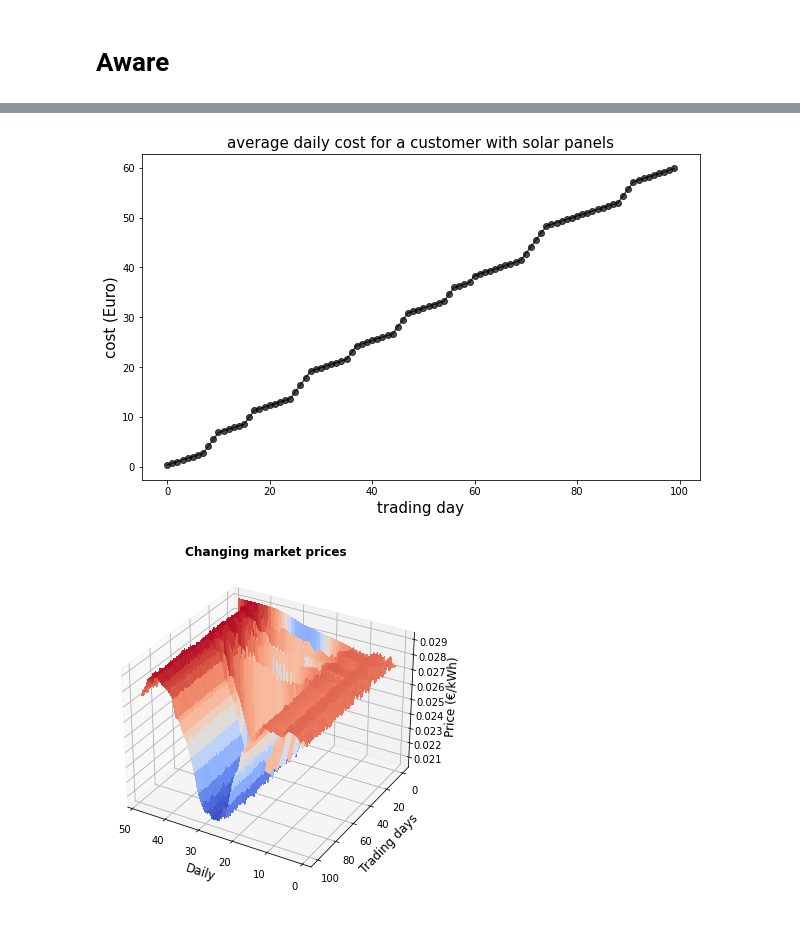
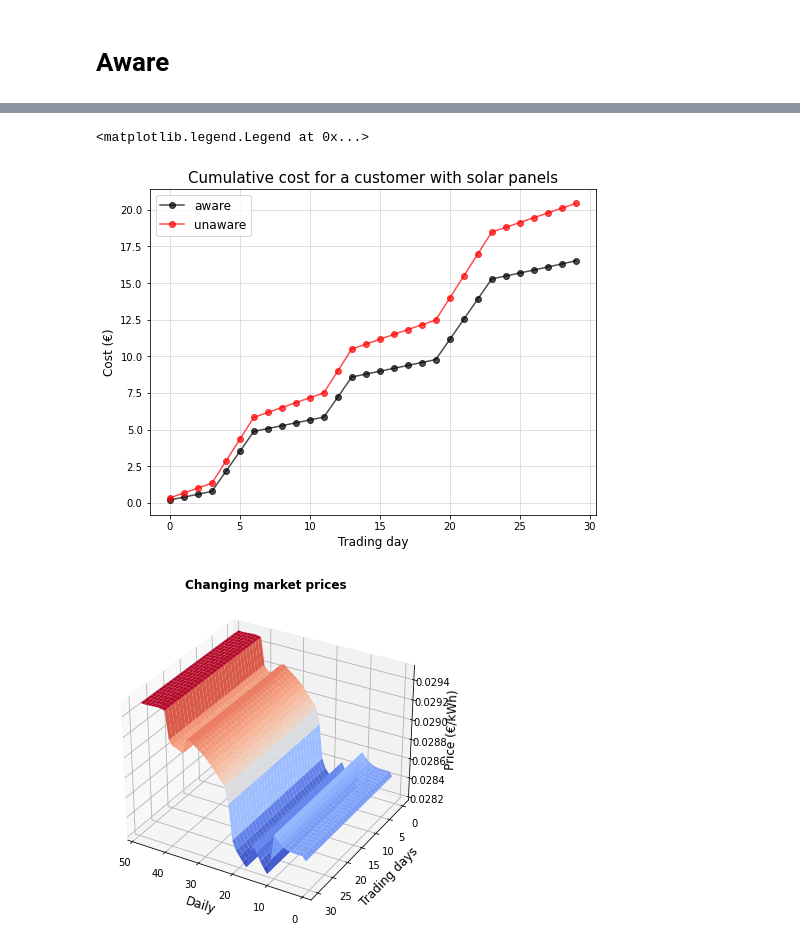
Before and after one commit to rossetl/GT-Smart-Grids, a Jupyter notebook: notebook5.ipynb, the cells around one changed output, grey strips where cells are left out. Drawn from its saved outputs; the diff is of its cells as text; code cells hidden in the pictures.

```diff
--- a/notebook5.ipynb
+++ b/notebook5.ipynb
@@ -150,5 +148,4 @@ for i in range(n_nodes):
 # %%
 # import best-response profles
 br_b_sun = np.load('Results/b_history-sunny-100d.npy')[-1]
-br_b_rain = np.load('Results/b_history-rainy-50d.npy')[-1]
-br_b = pd.DataFrame({'sunny' : br_b_sun, 'rainy' : br_b_rain})
+br_b_rain = np.load('Results/b_history-rainy-100d.npy')[-1]
@@ -163,22 +153,16 @@ plt.xlim(0,1000);
 # Aware
 # %%
 # Intialization
-e0 = np.zeros(n_smart)                                            # storage level
-b_pm = np.zeros(shape=(n_smart, 2*T))                             # charging profiles
-b_history = np.ndarray(shape=(0, T))                              # storage profile history
-p_history = np.ndarray(shape=(0, T))                              # price history
+e0 = np.zeros(n_smart)                           # storage level
+b_pm_sun = br_b_sun                              # charging profiles sunny day
+b_pm_rain = br_b_rain                            # charging profiles rainy day
+b_history = np.ndarray(shape=(0, n_a, 2*T))      # storage profile history
+p_history_sun = np.ndarray(shape=(0, T))
+p_history_rain = np.ndarray(shape=(0, T))
 
-p = market_price(l.sum(axis=0) - alpha * b_pm[:, T:].sum(axis=0) + b_pm[:, :T].sum(axis=0))
-p_history = np.append(p_history, [p], axis=0)
+p_sun = market_price(l.sum(axis=0) - alpha * b_pm_sun[:, T:].sum(axis=0) + b_pm_sun[:, :T].sum(axis=0))
+p_rain = market_price(l.sum(axis=0) - alpha * b_pm_rain[:, T:].sum(axis=0) + b_pm_rain[:, :T].sum(axis=0))
+p_history_sun = np.append(p_history_sun, [p_sun], axis=0)
+p_history_rain = np.append(p_history_rain, [p_rain], axis=0)
 u_history = np.ndarray(shape=(0, n_smart))
-x0 = np.zeros(shape=(n_smart, 2*T))
-l_day = np.zeros(shape=(n_nodes, T))        # load profiles
+b_history = np.ndarray(shape=(0, n_smart, 2*T))
-# %%
-for d in range(n_days):
-    t_start = time.time()
-    for i in range(n_nodes):
-        l_day[i, :] = l[i,(poisson.rvs(mu=2, size=T) + np.arange(T)) % T] + np.random.randn(T)*sigma
-
-    p = market_price(l_day.sum(axis=0) + n_smart * br_b[weather[d]] - n_smart * s[weather[d]])
-    p_history = np.append(p_history, [p], axis=0)
-    u_history = np.append(u_history, [[np.sum(p*(l_day[n, :] + br_b[weather[d]] - s[weather[d]])) for n in range(n_smart)]], axis=0)
@@ -187,18 +224,22 @@ for d in range(n_days):
 # %%
-plt.figure(figsize=(10,6))
-plt.title('average daily cost for a customer with solar panels', size=15)
-plt.xlabel('trading day', size=15)
-plt.ylabel('cost (Euro)', size=15)
-plt.plot(u_history.mean(axis=1).cumsum(), '-o', c='black', alpha=0.7);
+plt.figure(figsize=(8,6))
+plt.title('Cumulative cost for a customer with solar panels', size=15)
+plt.xlabel('Trading day', size=12)
+plt.ylabel('Cost (€)', size=12)
+plt.plot(u_history[:, :n_a].mean(axis=1).cumsum(), '-o', c='black', alpha=0.7, label='aware')
+plt.plot(u_history[:, n_a:].mean(axis=1).cumsum(), '-o', c='red', alpha=0.7, label='unaware')
+plt.grid(alpha=0.5)
+plt.legend(fontsize=12);
 # %% [output]
+<matplotlib.legend.Legend at 0x...>
-[figure, old version]
+[figure, new version]
 # %%
 fig, ax = plt.subplots(subplot_kw={"projection": "3d"}, figsize=(8,6))
 X = np.arange(1, T+1, 1)
 Y = np.arange(0, n_days+1, 1)
 X, Y = np.meshgrid(X, Y)
-surf = ax.plot_surface(X, Y, p_history, cmap=cm.coolwarm,
-                       linewidth=0, antialiased=False)
+surf = ax.plot_surface(X, Y, p_history_rain, cmap=cm.coolwarm,
+                       linewidth=0, antialiased=True)
 ax.set_ylabel('Trading days', size=12)
 ax.set_xlabel('Daily', size=12)
 ax.set_zlabel('Price (€/kWh)', size=12)
@@ -206,4 +247,4 @@ ax.set_zlabel('Price (€/kWh)', size=12)
 ax.view_init(30, 120)
 ax.set_title('Changing market prices', size=12, fontweight='bold');
 # %% [output]
-[figure, old version]
+[figure, new version]
```
Also changed, not shown: parts of 11 cells of this notebook, 7 other files.
